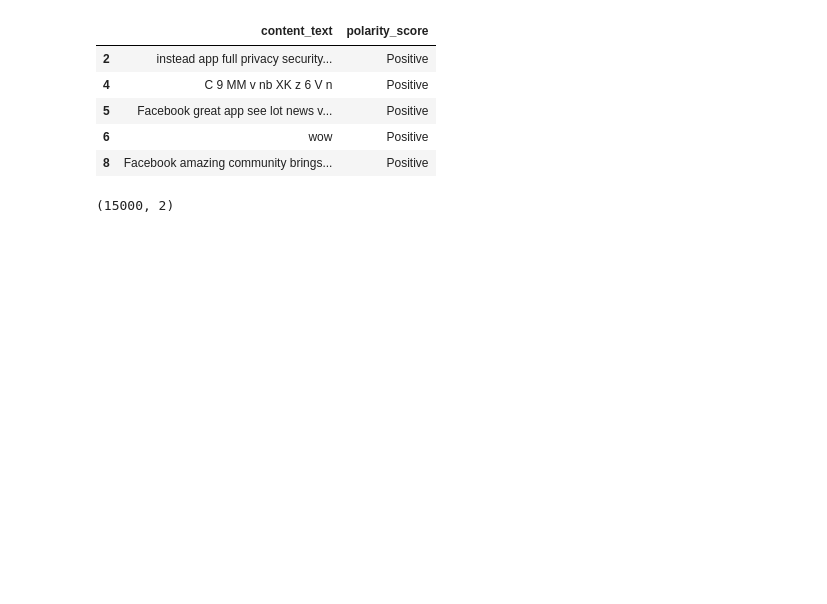
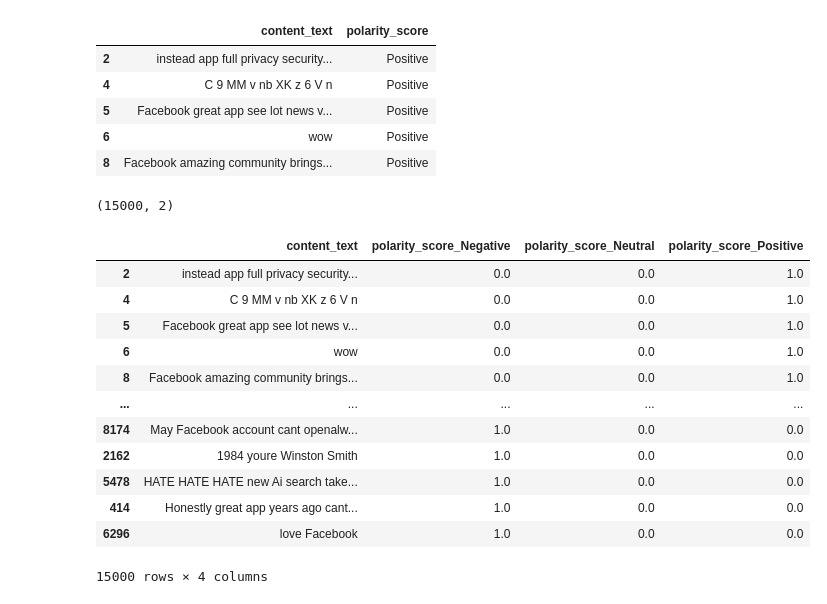
Before and after one commit to ThBrasilDaCosta/CA2-ML-Neural-Semantic, a Jupyter notebook: ThiagoCosta_ML_CA2.ipynb, the cells around one changed output. Saved outputs shown, nothing was run; the diff lists cells and outputs as text; code cells hidden in the pictures; blank space fills up the shorter version.

Commit message:
applied one-hot encoding in 'polarity_score' column.

```diff
--- a/ThiagoCosta_ML_CA2.ipynb
+++ b/ThiagoCosta_ML_CA2.ipynb
@@ -748,0 +751,22 @@ facebook_reviews.shape
+# %%
+ohe = OneHotEncoder(sparse_output=False).set_output(transform='pandas')
+# %%
+oh = ohe.fit_transform(facebook_reviews[['polarity_score']])
+# %%
+facebook_reviews = pd.concat([facebook_reviews, oh], axis=1).drop(columns = ['polarity_score'])
+# %%
+facebook_reviews
+# %% [output]
+|  | content_text | polarity_score_Negative | polarity_score_Neutral | polarity_score_Positive |
+| 2 | instead app full privacy security... | 0.0 | 0.0 | 1.0 |
+| 4 | C 9 MM v nb XK z 6 V n | 0.0 | 0.0 | 1.0 |
+| 5 | Facebook great app see lot news v... | 0.0 | 0.0 | 1.0 |
+| 6 | wow | 0.0 | 0.0 | 1.0 |
+| 8 | Facebook amazing community brings... | 0.0 | 0.0 | 1.0 |
+| ... | ... | ... | ... | ... |
+| 8174 | May Facebook account cant openalw... | 1.0 | 0.0 | 0.0 |
+| 2162 | 1984 youre Winston Smith | 1.0 | 0.0 | 0.0 |
+| 5478 | HATE HATE HATE new Ai search take... | 1.0 | 0.0 | 0.0 |
+| 414 | Honestly great app years ago cant... | 1.0 | 0.0 | 0.0 |
+| 6296 | love Facebook | 1.0 | 0.0 | 0.0 |
+15000 rows × 4 columns
```
Also changed, not shown: parts of 5 cells of this notebook.
